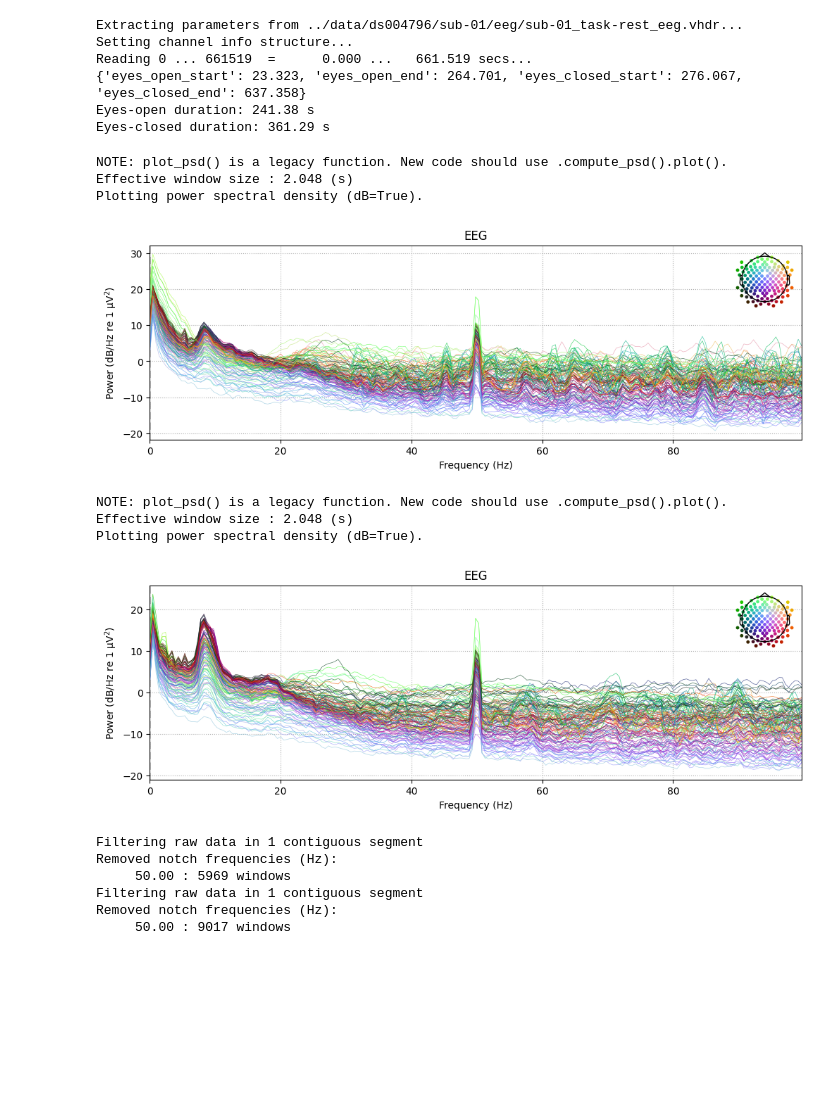
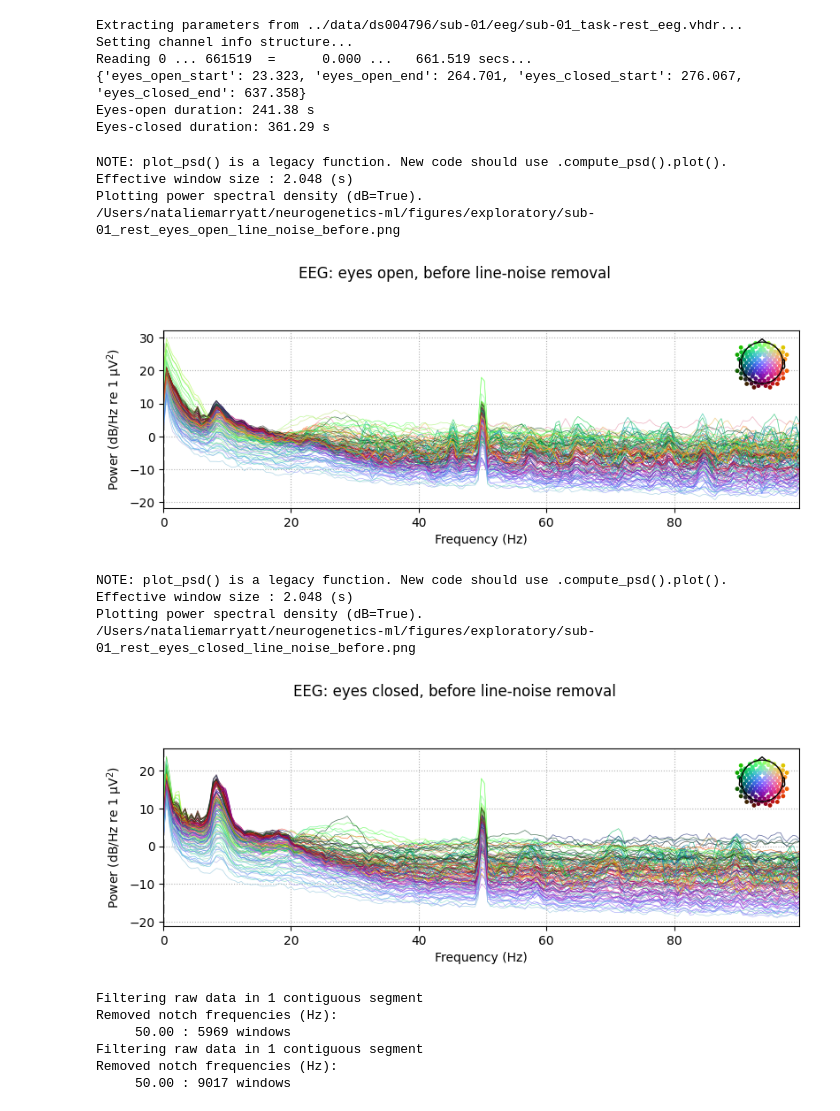
Before and after one commit to nmarryatt/neurogenetics-ml, a Jupyter notebook: notebooks/02_Preprocessing.ipynb, the cells around one changed output. Saved outputs shown, nothing was run; the diff lists cells and outputs as text; code cells hidden in the pictures; blank space fills up the shorter version.

```diff
--- a/notebooks/02_Preprocessing.ipynb
+++ b/notebooks/02_Preprocessing.ipynb
@@ -44,20 +45,44 @@ Eyes-open duration: 241.38 s
 Eyes-closed duration: 361.29 s
 # %%
 # Check PSD before line-noise removal, extending to 100 Hz to inspect 50 Hz contamination
-fig_open_before = raw_eyes_open.plot_psd(fmax=100)
+def plot_condition_psd(raw_condition, *, title, save_name):
+    fig = raw_condition.plot_psd(fmax=100, average=False, show=False)
+    fig.suptitle(title)
+    for ax in fig.axes:
+        if ax.get_title() == "EEG":
+            ax.set_title("")
+    fig.tight_layout()
+
+    save_path = project_root / "figures" / "exploratory" / save_name
+    save_path.parent.mkdir(parents=True, exist_ok=True)
+    fig.savefig(save_path, dpi=300, bbox_inches="tight")
+    print(save_path)
+    return fig
+
+fig_open_before = plot_condition_psd(
+    raw_eyes_open,
+    title="EEG: eyes open, before line-noise removal",
+    save_name="sub-01_rest_eyes_open_line_noise_before.png",
+)
 plt.show()
 
-fig_closed_before = raw_eyes_closed.plot_psd(fmax=100)
+fig_closed_before = plot_condition_psd(
+    raw_eyes_closed,
+    title="EEG: eyes closed, before line-noise removal",
+    save_name="sub-01_rest_eyes_closed_line_noise_before.png",
+)
 plt.show()
 # %% [output]
 NOTE: plot_psd() is a legacy function. New code should use .compute_psd().plot().
 Effective window size : 2.048 (s)
 Plotting power spectral density (dB=True).
+/Users/nataliemarryatt/neurogenetics-ml/figures/exploratory/sub-01_rest_eyes_open_line_noise_before.png
-[figure, old version]
+[figure, new version]
 NOTE: plot_psd() is a legacy function. New code should use .compute_psd().plot().
 Effective window size : 2.048 (s)
 Plotting power spectral density (dB=True).
+/Users/nataliemarryatt/neurogenetics-ml/figures/exploratory/sub-01_rest_eyes_closed_line_noise_before.png
-[figure, old version]
+[figure, new version]
 # %%
 # Apply line-noise removal at 50 Hz before band-pass filtering
 raw_eyes_open_denoised = raw_eyes_open.copy().notch_filter(
```
Also changed, not shown: parts of 6 cells of this notebook, 1 other file.
